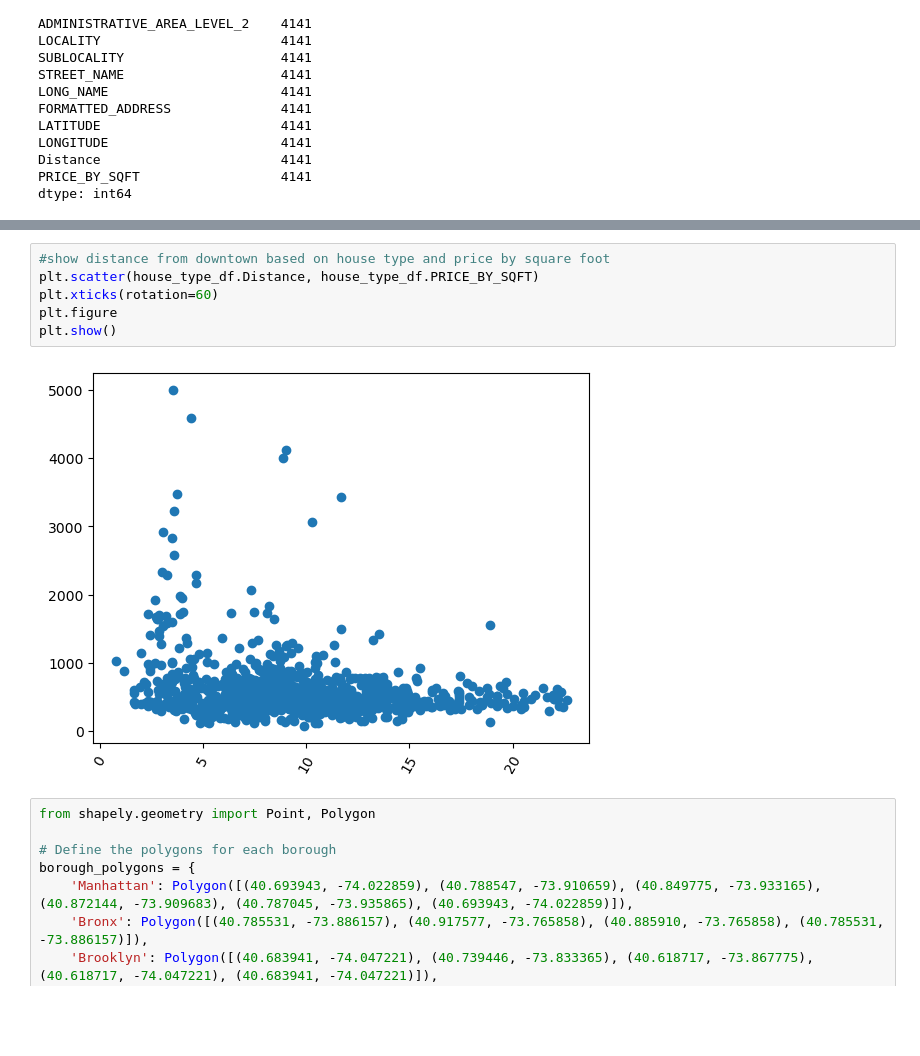
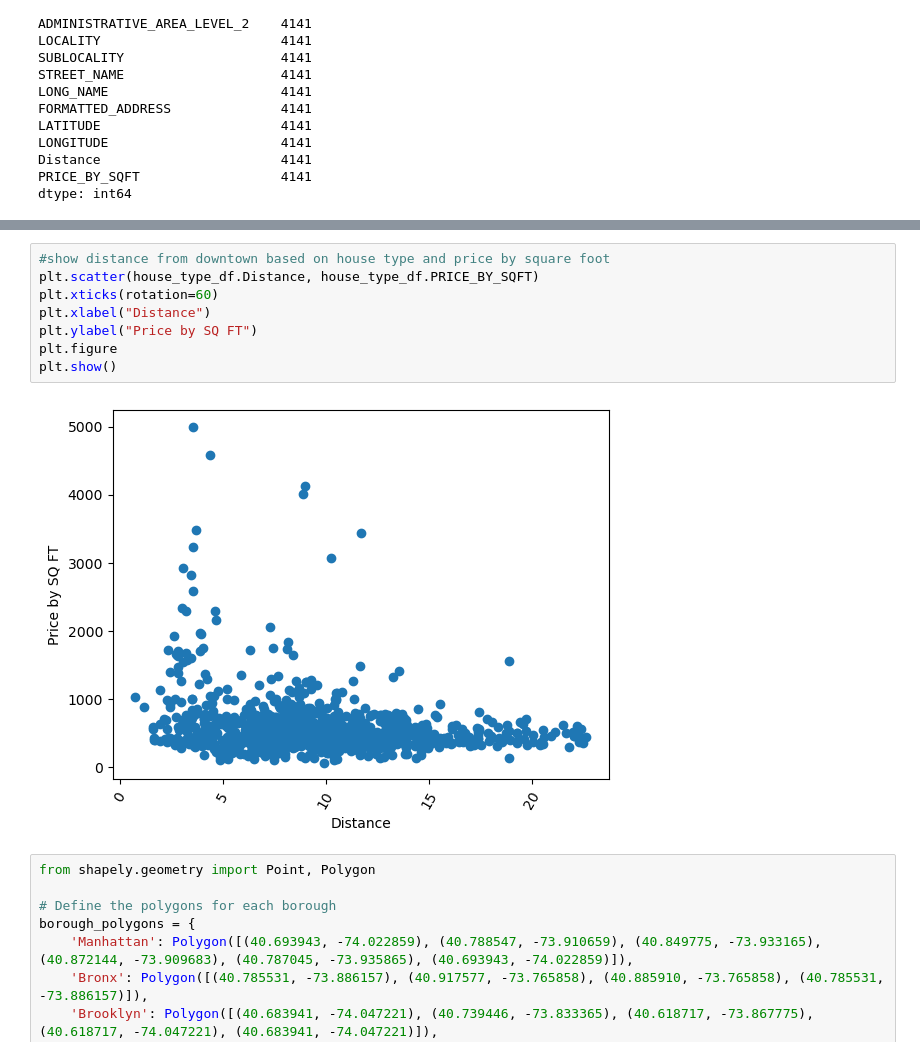
Before and after one commit to Cagan124/SMU-Project-3, a Jupyter notebook: nyc/NYC-Housing-EDA.ipynb, the cells around one changed output, grey strips where cells are left out. Drawn from its saved outputs; the diff is of its cells as text; blank space fills up the shorter version.

```diff
--- a/nyc/NYC-Housing-EDA.ipynb
+++ b/nyc/NYC-Housing-EDA.ipynb
@@ -263,11 +257,13 @@ house_type_df.head()
 # %%
 #show distance from downtown based on house type and price by square foot
 plt.scatter(house_type_df.Distance, house_type_df.PRICE_BY_SQFT)
 plt.xticks(rotation=60)
+plt.xlabel("Distance")
+plt.ylabel("Price by SQ FT")
 plt.figure
 plt.show()
 # %% [output]
-[figure, old version]
+[figure, new version]
 # %%
 from shapely.geometry import Point, Polygon
 
```
Also changed, not shown: parts of 2 cells of this notebook.
